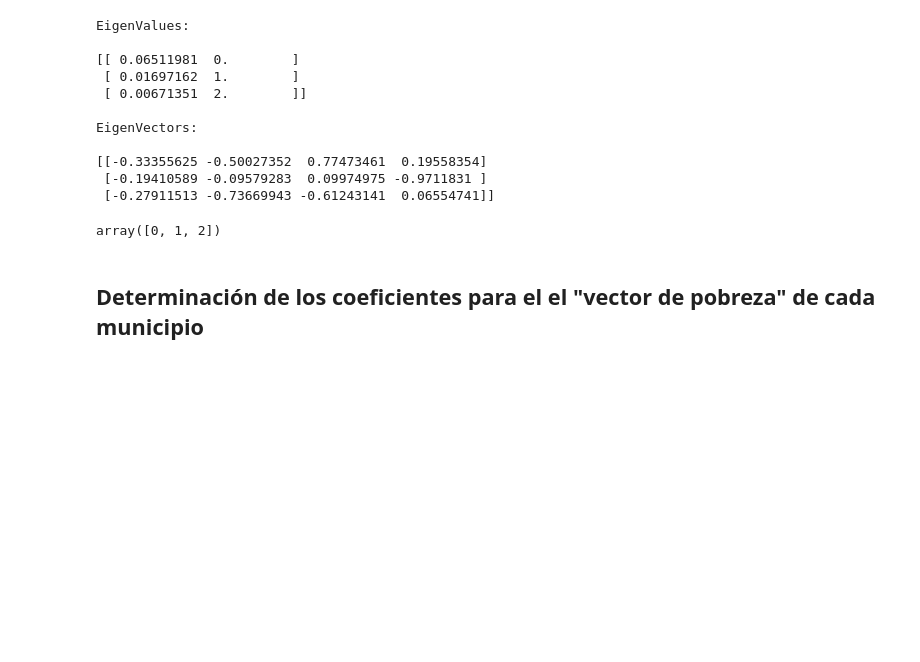
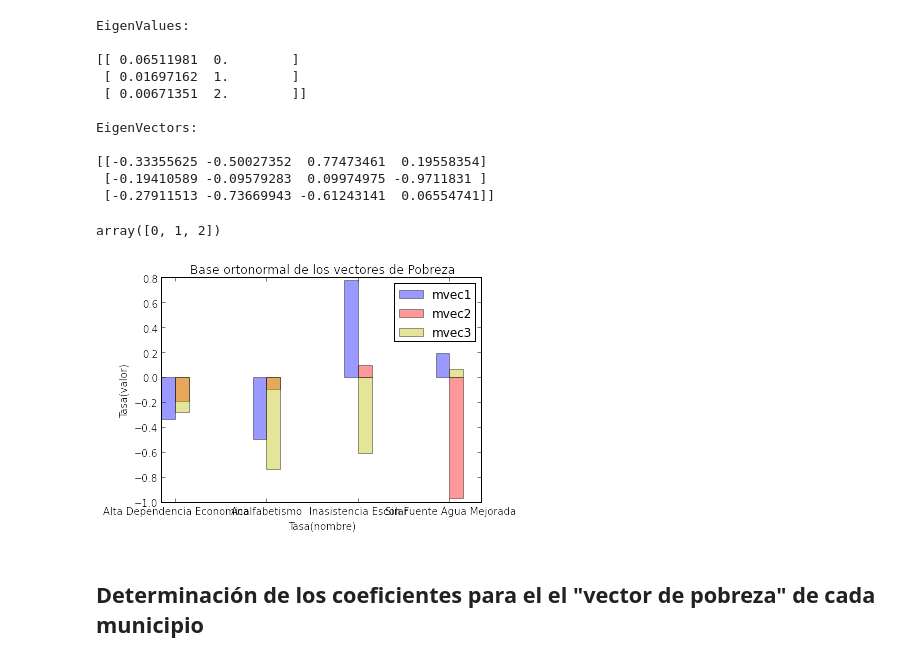
Before and after one commit to jdprada1760/Tarea4_EntregaFinal, a Jupyter notebook: Pobreza-pto2.ipynb, the cells around one changed output. Drawn from its saved outputs; the diff is of its cells as text; code cells hidden in the pictures; blank space fills up the shorter version.

```diff
--- a/Pobreza-pto2.ipynb
+++ b/Pobreza-pto2.ipynb
@@ -132,6 +132,51 @@ EigenVectors:
  [-0.19410589 -0.09579283  0.09974975 -0.9711831 ]
  [-0.27911513 -0.73669943 -0.61243141  0.06554741]]
 array([0, 1, 2])
+# %%
+#Muestra de las gráficas de los historiales que son vectores propios de la base ortonormal
+#Vectores que (Generan los demas historiales)
+n_groups = 4
+
+mvec1 = eigenVects[0]
+mvec2 = eigenVects[1]
+mvec3 = eigenVects[2]
+
+fig, ax = plt.subplots()
+
+index = np.arange(n_groups)
+bar_width = 0.15
+
+opacity = 0.4
+error_config = {'ecolor': '0.3'}
+
+rects1 = plt.bar(index, mvec1, bar_width,
+                 alpha=opacity,
+                 color='b',
+                 error_kw=error_config,
+                 label='mvec1')
+
+rects2 = plt.bar(index + bar_width, mvec2, bar_width,
+                 alpha=opacity,
+                 color='r',
+                 error_kw=error_config,
+                 label='mvec2')
+
+rects2 = plt.bar(index + bar_width, mvec3, bar_width,
+                 alpha=opacity,
+                 color='y',
+                 error_kw=error_config,
+                 label='mvec3')
+
+plt.xlabel('Tasa(nombre)')
+plt.ylabel('Tasa(valor)')
+plt.title('Base ortonormal de los vectores de Pobreza')
+plt.xticks(index + bar_width, ('Alta Dependencia Economica', 'Analfabetismo' , 'Inasistencia Escolar', 'Sin Fuente Agua Mejorada'))
+plt.legend()
+
+plt.tight_layout()
+plt.show()
+# %% [output]
+[figure, added]
 # %% [markdown]
 ## Determinación de los coeficientes para el el "vector de pobreza" de cada municipio
 # %% [markdown]
```
